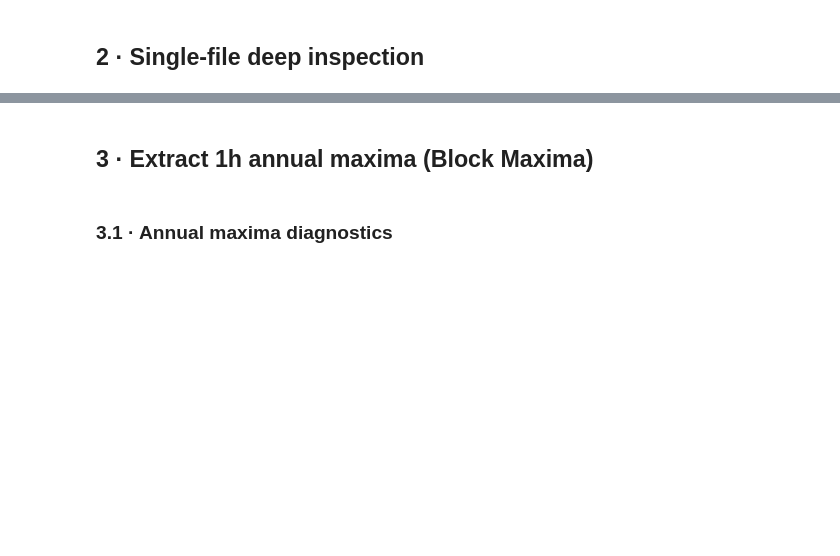
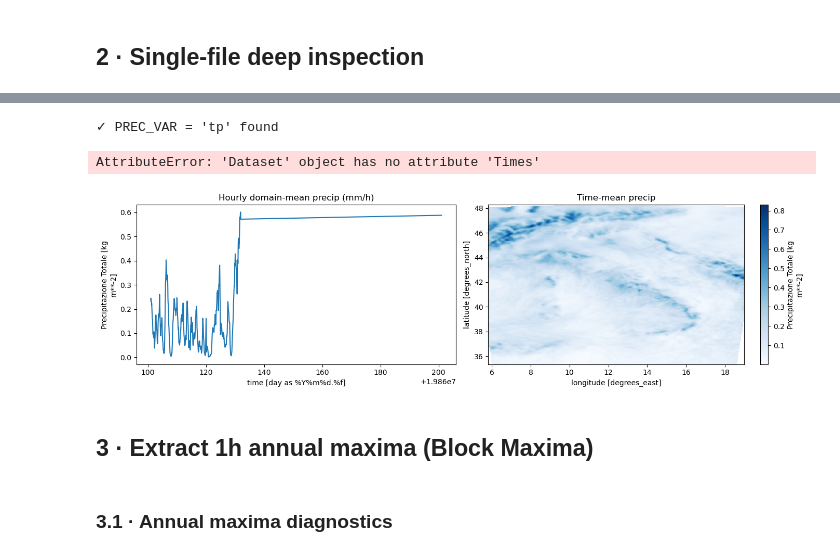
Before and after one commit to carI-Io/hazard-heavy-rain, a Jupyter notebook: MERIDA_HRES_1h_RP_maps.ipynb, the cells around one changed output, grey strips where cells are left out. Drawn from its saved outputs; the diff is of its cells as text; code cells hidden in the pictures; blank space fills up the shorter version.

```diff
--- a/MERIDA_HRES_1h_RP_maps.ipynb
+++ b/MERIDA_HRES_1h_RP_maps.ipynb
@@ -123,0 +160,21 @@ for k,v in ds.attrs.items():
+# %%
+# Use the first file for inspection; repeat on a 'problem' file if needed
+sample_path = df_inv.iloc[-1].path
+print(f"Inspecting: {sample_path.name}\n")
+
+ds = xr.open_dataset(sample_path, engine="netcdf4")
+print(ds)
+print("\n--- Variables ---")
+for v in ds.data_vars:
+    d = ds[v]
+    print(f"  {v:30s}  dims={d.dims}  shape={d.shape}  dtype={d.dtype}")
+    if "units" in d.attrs: print(f"    units = {d.attrs['units']}")
+    if "long_name" in d.attrs: print(f"    long_name = {d.attrs['long_name']}")
+
+print("\n--- Coordinates ---")
+for c in ds.coords:
+    print(f"  {c:20s}  {ds[c].values[:3]} … {ds[c].values[-3:]}")
+
+print("\n--- Global attributes ---")
+for k,v in ds.attrs.items():
+    print(f"  {k}: {v}")
@@ -136,7 +211,7 @@ else:
     print(f"✓ PREC_VAR = '{PREC_VAR}' found")
 
 # Time-axis inspection
-t = ds.time.values
+t = ds.Times.values
 print(f"\nTime axis: {len(t)} steps")
 print(f"  First : {pd.Timestamp(t[0])}")
 print(f"  Last  : {pd.Timestamp(t[-1])}")
@@ -154,25 +229,30 @@ print(f"\nSpatial: lat [{lat.min():.3f} … {lat.max():.3f}]  "
 print(f"Grid size: {len(lat)} × {len(lon)}")
 
 ds.close()
+# %% [output]
+✓ PREC_VAR = 'tp' found
+AttributeError: 'Dataset' object has no attribute 'Times'
 # %%
 # Quick spatial and temporal plot of the sample file
 ds = xr.open_dataset(sample_path)
 da = ds[PREC_VAR]
 
 fig, axes = plt.subplots(1, 2, figsize=(14, 4))
 
 # Spatial mean
-da.mean(dim=[d for d in da.dims if d != 'time']).plot(ax=axes[0])
+da.mean(dim=[d for d in da.dims if d != 'Times']).plot(ax=axes[0])
 axes[0].set_title("Hourly domain-mean precip (mm/h)")
 
 # Spatial snapshot — time-mean
-da.mean(dim="time").plot(ax=axes[1], cmap="Blues")
+da.mean(dim="Times").plot(ax=axes[1], cmap="Blues")
 axes[1].set_title("Time-mean precip")
 
 plt.tight_layout()
 plt.savefig(OUT_DIR / "00_sample_inspection.png", dpi=120)
 plt.show()
 ds.close()
+# %% [output]
+[figure, added]
 # %% [markdown]
 ## 3 · Extract 1h annual maxima (Block Maxima)
 # %%
```
Also changed, not shown: parts of 4 cells of this notebook, 1 other file.
